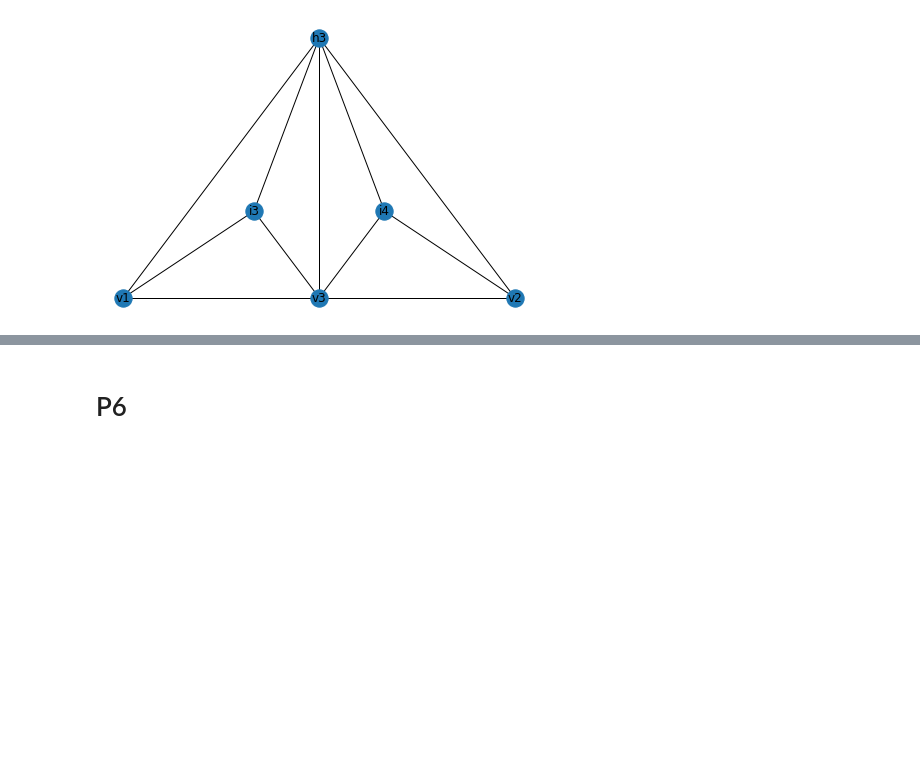
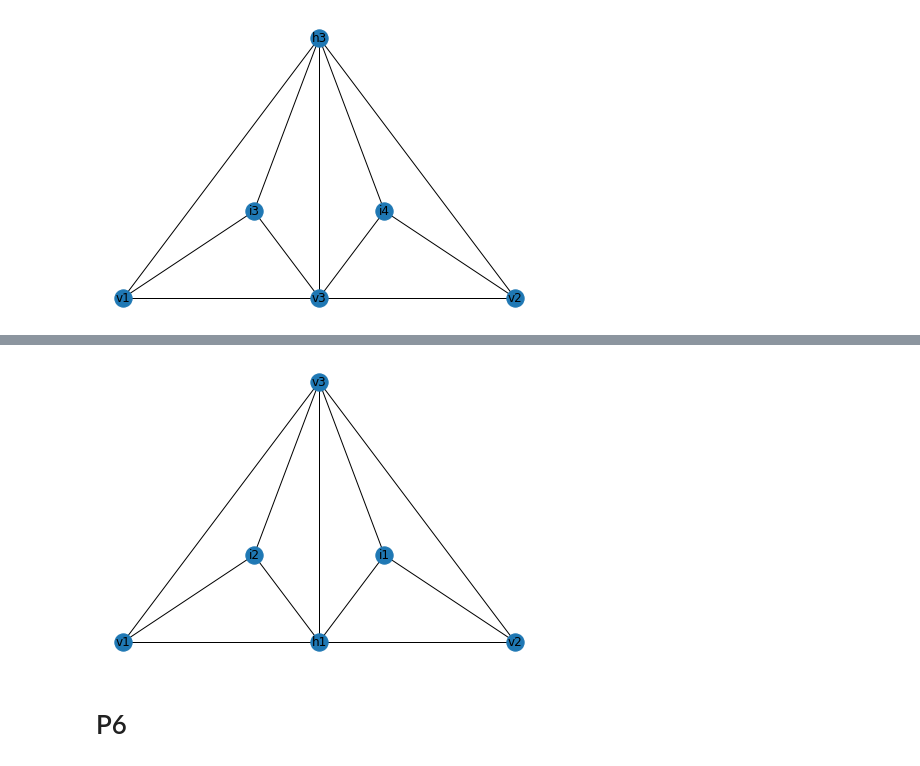
Before and after one commit to aleqsio/Terrain, a Jupyter notebook: CADY-ULTIMATE2.ipynb, the cells around one changed output, grey strips where cells are left out. Saved outputs shown, nothing was run; the diff lists cells and outputs as text; code cells hidden in the pictures; blank space fills up the shorter version.

```diff
--- a/CADY-ULTIMATE2.ipynb
+++ b/CADY-ULTIMATE2.ipynb
@@ -256,3 +299,94 @@ nx.draw(G, build_pos_dict(G), with_labels=True)
+# %%
+def transfrom_p2(G, i):
+    if len(list(G.neighbors(i))) != 3:
+        return False
+
+    v1 = list(G.neighbors(i))[0]
+    v2 = list(G.neighbors(i))[1]
+    v3 = list(G.neighbors(i))[2]
+
+    vList = [node for node in [v1, v2, v3] if node.startswith('v')]
+    if len(vList) != 3:
+        return False
+
+    i_node = G.nodes[i]
+    v1_node = G.nodes[v1]
+    v2_node = G.nodes[v2]
+    v3_node = G.nodes[v3]
+
+    e1 = G.edges[v1, v2]
+    e2 = G.edges[v2, v3]
+    e3 = G.edges[v1, v3]
+
+    transformable = i_node['R'] and not e1['B'] and e1['length'] >= e2['length'] and e1['length'] >= e3['length'] and not ((e2['B'] and e2['length'] == e1['length'] or (e3['B'] and e3['length'] == e1['length'])))
+    if not transformable:
+        return False
+
+
+    l4 = e1["length"] / 2
+    b4 = e1['B']
+    l5 = e1["length"] / 2
+    b5 = e1['B']
+    x4 = (v1_node['x'] + v2_node['x']) / 2
+    y4 = (v1_node['y'] + v2_node['y']) / 2
+    z4 = (v1_node['z'] + v2_node['z']) / 2
+    l6 = math.sqrt(math.pow(v3_node['x'] - x4, 2) + math.pow(v3_node['y'] - y4, 2) + math.pow(v3_node['z'] - z4, 2))
+    r2 = False
+    r3 = False
+    b6 = False
+
+
+    G.remove_edge(v1, v2)
+    G.remove_node(i)
+
+    last_h_node_name = next((x for x in sorted(list(G.nodes), reverse=True) if x.startswith('h')), None)
+    if last_h_node_name:
+        next_number = int(last_h_node_name[1:]) + 1
+    else:
+        next_number = 1
+
+    new_h_node_name = "h" + str(next_number)
+    G.add_node(new_h_node_name, x=x4, y=y4, z=z4)
+
+    G.add_edge(v1, new_h_node_name, length=l4, B=b4)
+    G.add_edge(new_h_node_name, v2, length=l5, B=b5)
+
+    G.add_edge(v3, new_h_node_name, length=l6, B=b6)
+
+    last_i_node_name = next((x for x in sorted(list(G.nodes), reverse=True) if x.startswith('i')), None)
+    if last_i_node_name:
+        next_i_number = int(last_i_node_name[1:]) +1
+    else:
+        next_i_number = 1
+
+    i2 = "i" + str(next_i_number)
+    x_i2 = (G.node[new_h_node_name]['x']) / 3 + (v1_node['x']) / 3 + (v3_node['x']) / 3
+    y_i2 = (G.node[new_h_node_name]['y']) / 3 + (v1_node['y']) / 3 + (v3_node['y']) / 3
+    z_i2 = (G.node[new_h_node_name]['z']) / 3 + (v1_node['z']) / 3 + (v3_node['z']) / 3
+    G.add_node(i2, R=r2, x=x_i2, y=y_i2, z=z_i2)
+
+    G.add_edge(i2, v1)
+    G.add_edge(i2, new_h_node_name)
+    G.add_edge(i2, v3)
+
+    i3 = "i" + str(next_i_number + 1)
+    x_i3 = (G.node[new_h_node_name]['x']) / 3 + (v2_node['x']) / 3 + (v3_node['x']) / 3
+    y_i3 = (G.node[new_h_node_name]['y']) / 3 + (v2_node['y']) / 3 + (v3_node['y']) / 3
+    z_i3 = (G.node[new_h_node_name]['z']) / 3 + (v2_node['z']) / 3 + (v3_node['z']) / 3
+    G.add_node(i3, R=r3, x=x_i3, y=y_i3, z=z_i3)
+
+    G.add_edge(i3, v2)
+    G.add_edge(i3, new_h_node_name)
+    G.add_edge(i3, v3)
+
+    return True
+
+
+G = prepare_P2_graph()
+transfrom_p2(G, "i1")
+nx.draw(G, build_pos_dict(G), with_labels=True)
+# %% [output]
+[figure, added]
 # %% [markdown]
 # P6
 # %%
```
Also changed, not shown: parts of 3 cells of this notebook, 1 other file.
